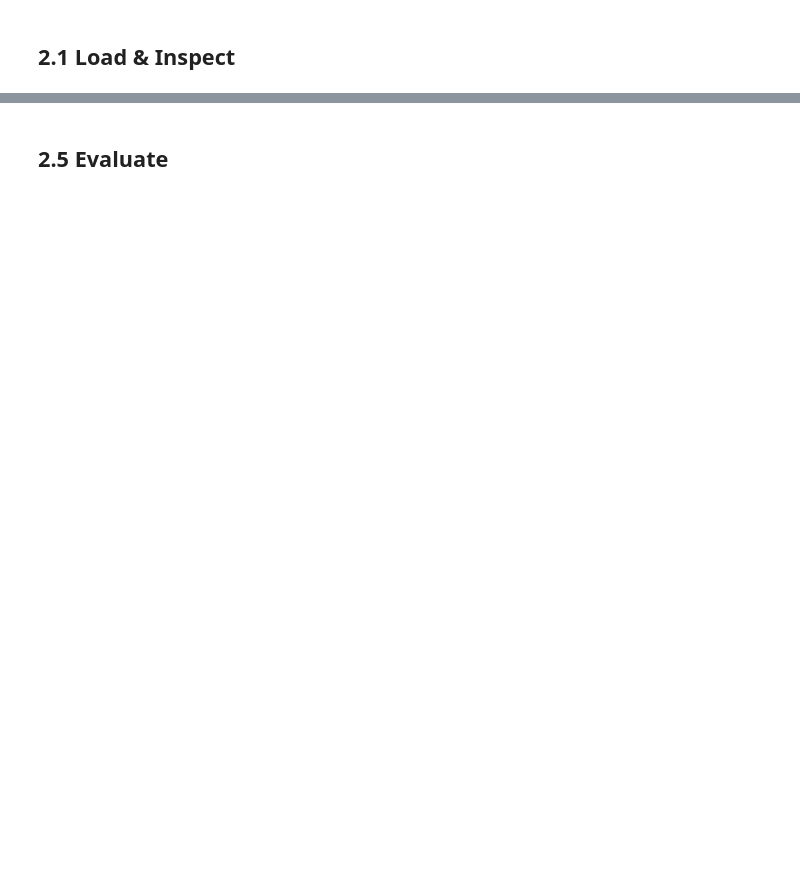
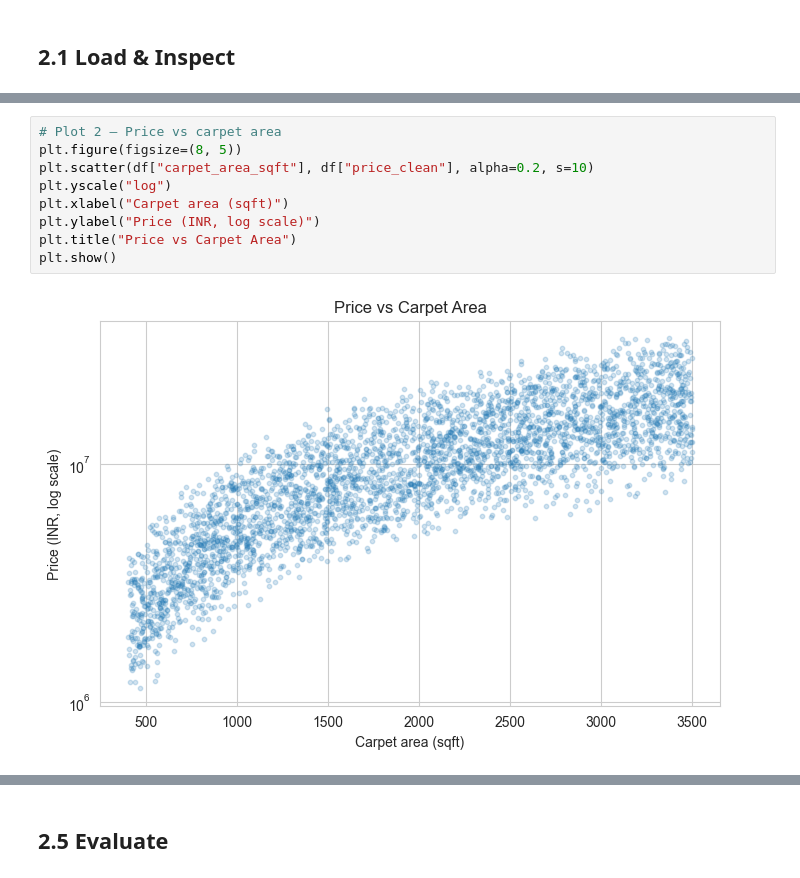
Before and after one commit to Evil2006a/House_Price_Prediction_Project_Guide, a Jupyter notebook: notebooks/house_price_model.ipynb, the cells around one changed output, grey strips where cells are left out. Drawn from its saved outputs; the diff is of its cells as text; blank space fills up the shorter version.

```diff
--- a/notebooks/house_price_model.ipynb
+++ b/notebooks/house_price_model.ipynb
@@ -462,0 +225,11 @@ Pipeline(steps=[('prep',
+# %%
+# Plot 2 — Price vs carpet area
+plt.figure(figsize=(8, 5))
+plt.scatter(df["carpet_area_sqft"], df["price_clean"], alpha=0.2, s=10)
+plt.yscale("log")
+plt.xlabel("Carpet area (sqft)")
+plt.ylabel("Price (INR, log scale)")
+plt.title("Price vs Carpet Area")
+plt.show()
+# %% [output]
+[figure, added]
```
Also changed, not shown: parts of 77 cells of this notebook, 44 other files.
